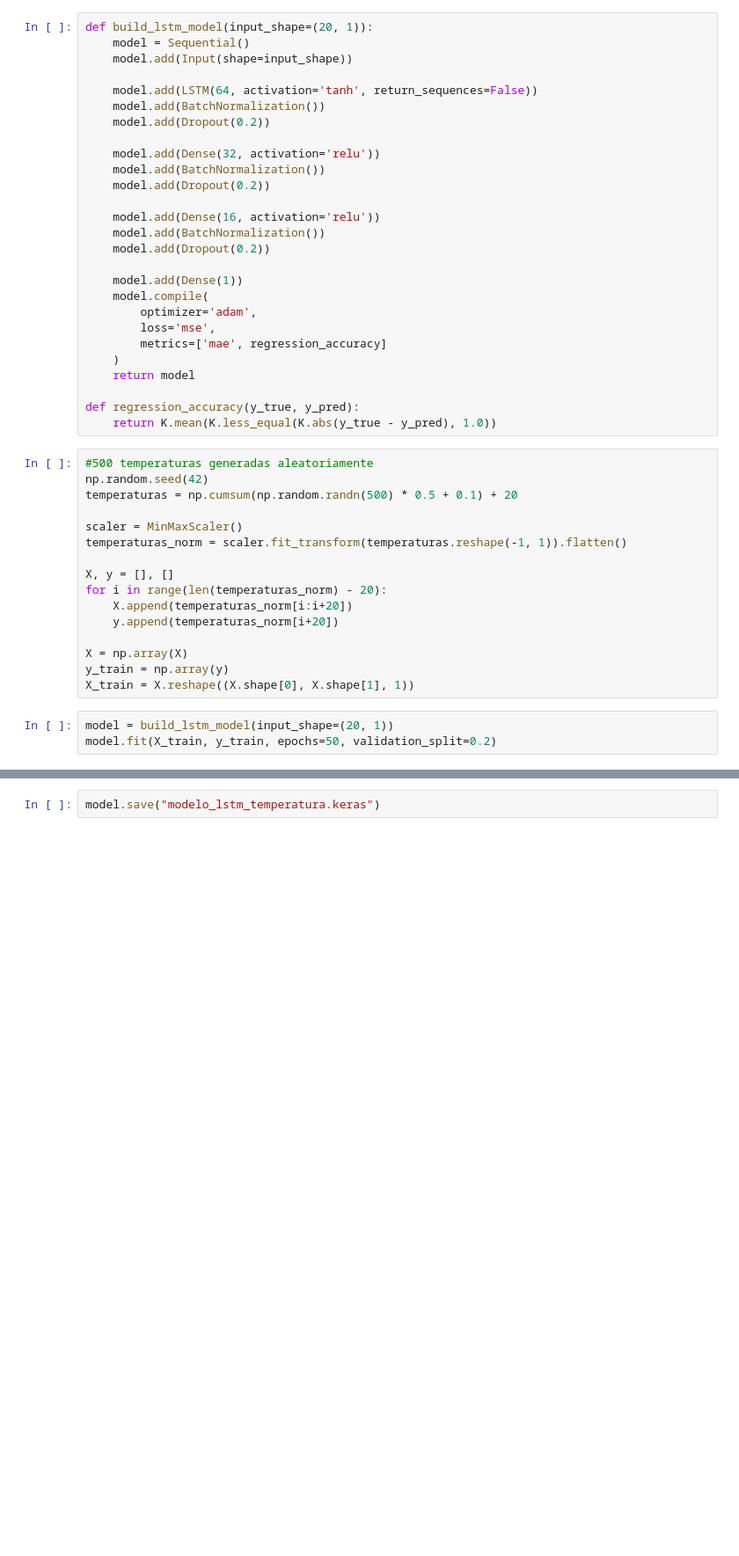
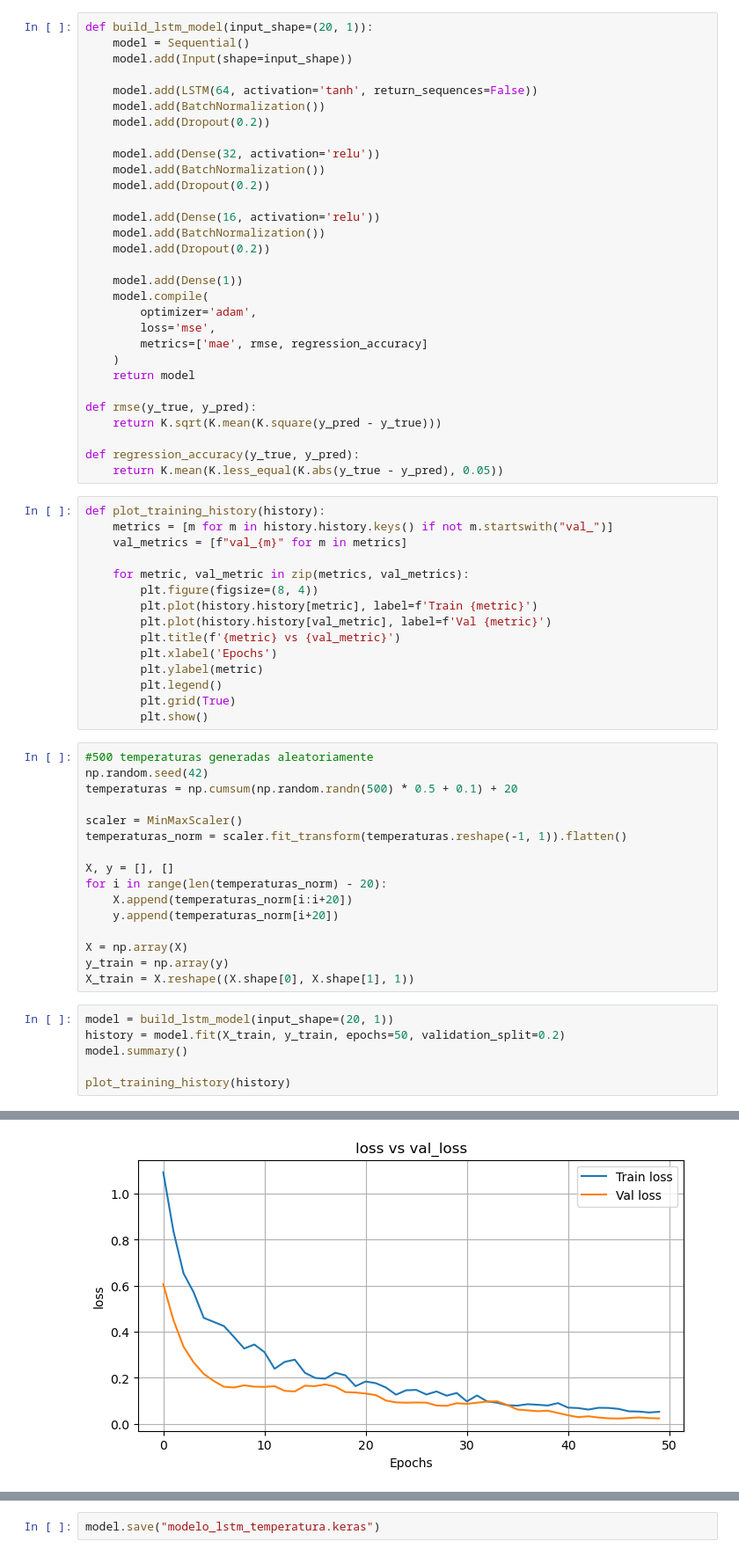
Before and after one commit to rotope/Proyecto-AEMET, a Jupyter notebook: datascience.ipynb, the cells around one changed output, grey strips where cells are left out. Shown: that part at 88% size. Saved outputs shown, nothing was run; the diff lists cells and outputs as text; blank space fills up the shorter version.

```diff
--- a/datascience.ipynb
+++ b/datascience.ipynb
@@ -26,12 +26,30 @@ def build_lstm_model(input_shape=(20, 1)):
     model.compile(
         optimizer='adam',
         loss='mse',
-        metrics=['mae', regression_accuracy]
+        metrics=['mae', rmse, regression_accuracy]
     )
     return model
 
+def rmse(y_true, y_pred):
+    return K.sqrt(K.mean(K.square(y_pred - y_true)))
+
 def regression_accuracy(y_true, y_pred):
-    return K.mean(K.less_equal(K.abs(y_true - y_pred), 1.0))
+    return K.mean(K.less_equal(K.abs(y_true - y_pred), 0.05))
+# %%
+def plot_training_history(history):
+    metrics = [m for m in history.history.keys() if not m.startswith("val_")]
+    val_metrics = [f"val_{m}" for m in metrics]
+
+    for metric, val_metric in zip(metrics, val_metrics):
+        plt.figure(figsize=(8, 4))
+        plt.plot(history.history[metric], label=f'Train {metric}')
+        plt.plot(history.history[val_metric], label=f'Val {metric}')
+        plt.title(f'{metric} vs {val_metric}')
+        plt.xlabel('Epochs')
+        plt.ylabel(metric)
+        plt.legend()
+        plt.grid(True)
+        plt.show()
 # %%
 #500 temperaturas generadas aleatoriamente
 np.random.seed(42)
@@ -50,6 +68,9 @@ y_train = np.array(y)
 X_train = X.reshape((X.shape[0], X.shape[1], 1))
 # %%
 model = build_lstm_model(input_shape=(20, 1))
-model.fit(X_train, y_train, epochs=50, validation_split=0.2)
+history = model.fit(X_train, y_train, epochs=50, validation_split=0.2)
+model.summary()
+
+plot_training_history(history)
 # %% [output]
 Epoch 1/50
@@ -72,0 +115 @@ Epoch 50/50
+[figure, added]
```
Also changed, not shown: parts of 2 cells of this notebook, 1 other file.
